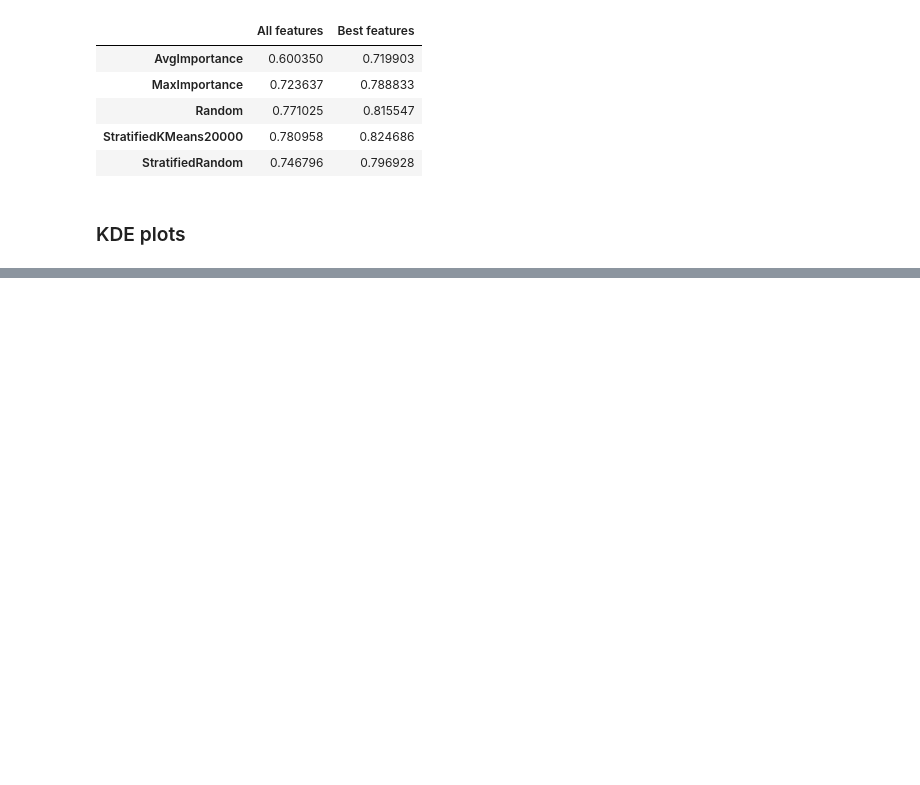
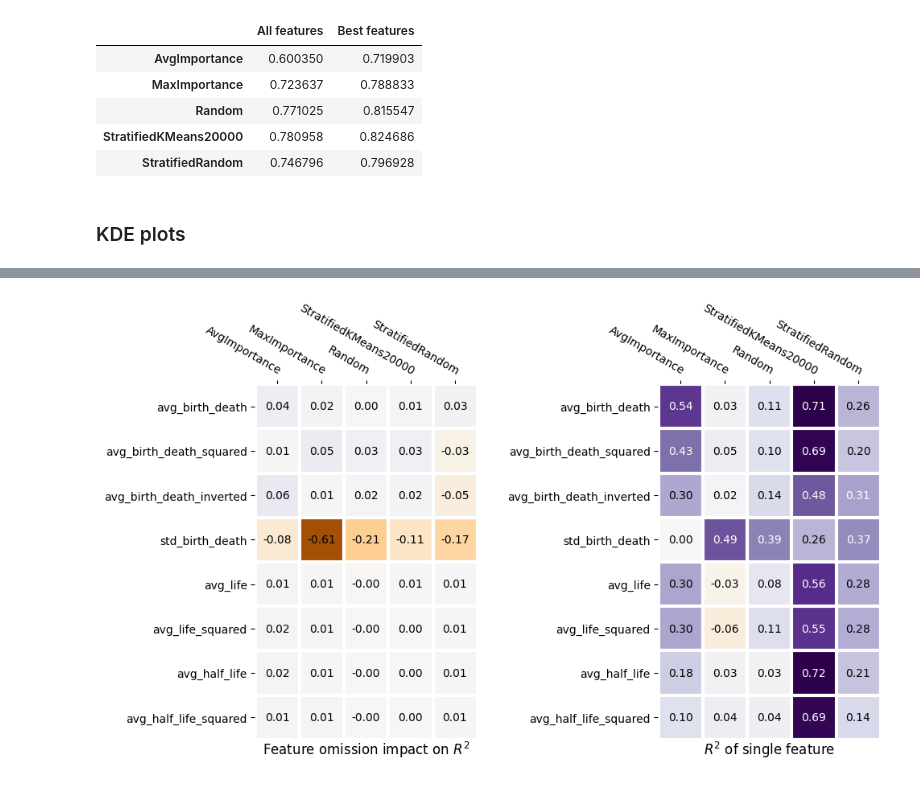
Before and after one commit to carpelli/tfm, a Jupyter notebook: tfm/notebooks/regression.ipynb, the cells around one changed output, grey strips where cells are left out. Saved outputs shown, nothing was run; the diff lists cells and outputs as text; code cells hidden in the pictures; blank space fills up the shorter version.

```diff
--- a/tfm/notebooks/regression.ipynb
+++ b/tfm/notebooks/regression.ipynb
@@ -117,0 +143,33 @@ pd.DataFrame({
+# %%
+from importlib import reload
+reload(nb_utils)
+
+def heatmap_r2(results, samplers=None, wspace=0.6):
+	one_removed_r2s = np.mean(results[:,-2:-len(features)-2:-1], axis=2)
+	heatmaps = [
+		one_removed_r2s - np.mean(results[:,[-1]], axis=2),
+		np.mean(results[:,:len(features)], axis=2)
+	]
+
+	fig, axs = plt.subplots(1, 2, figsize=(10, 6))
+	titles = [
+		"Feature omission impact on $R^2$",
+		"$R^2$ of single feature"
+	]
+
+	maxval = np.abs(heatmaps).max()
+	norm = colors.Normalize(-maxval, maxval)
+	for i in 0, 1:
+		im, _ = nb_utils.heatmap(heatmaps[i].T, features.keys(), samplers,
+								ax=axs[i], cmap='PuOr', norm=norm)
+		nb_utils.annotate_heatmap(im, threshold=0.3)
+		axs[i].set_title(titles[i], y=-0.06)
+
+	fig.tight_layout()
+	plt.subplots_adjust(wspace=wspace)
+	return fig, axs
+
+heatmap_r2(results, samplers, wspace=0.6)
+plt.show()
+# %% [output]
+[figure, added]
```
Also changed, not shown: parts of 20 cells of this notebook, 2 other files.
